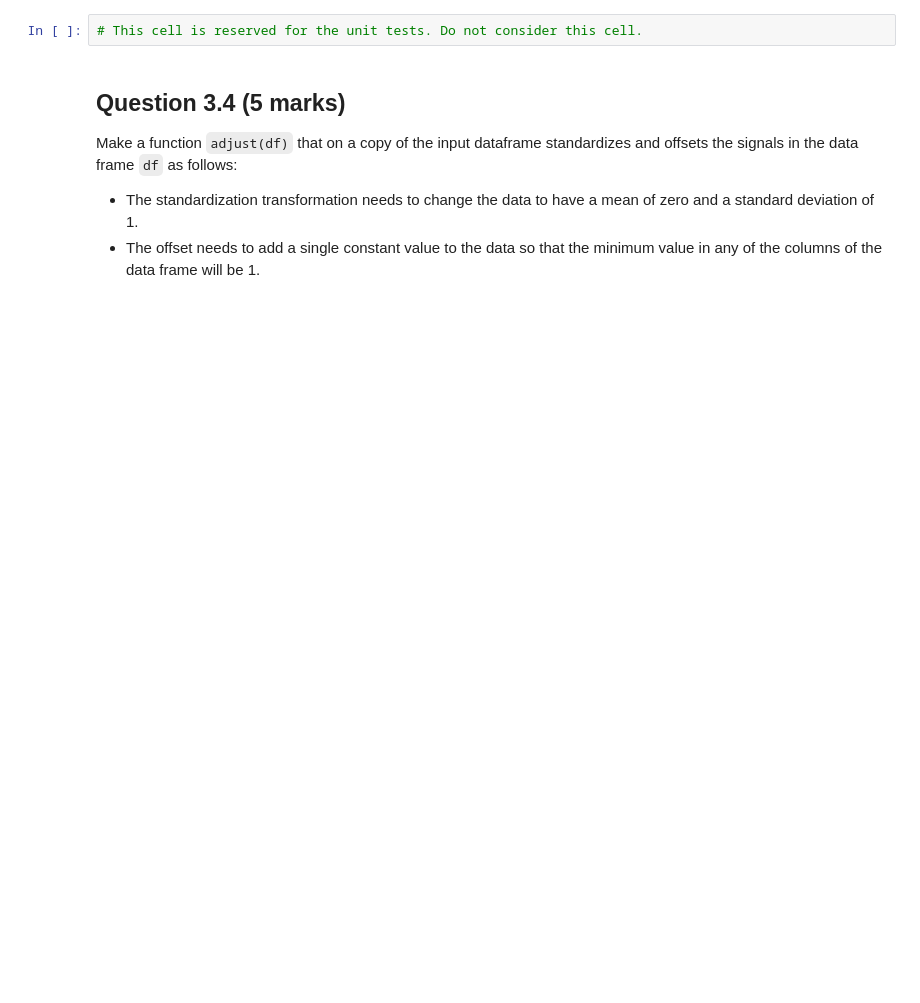
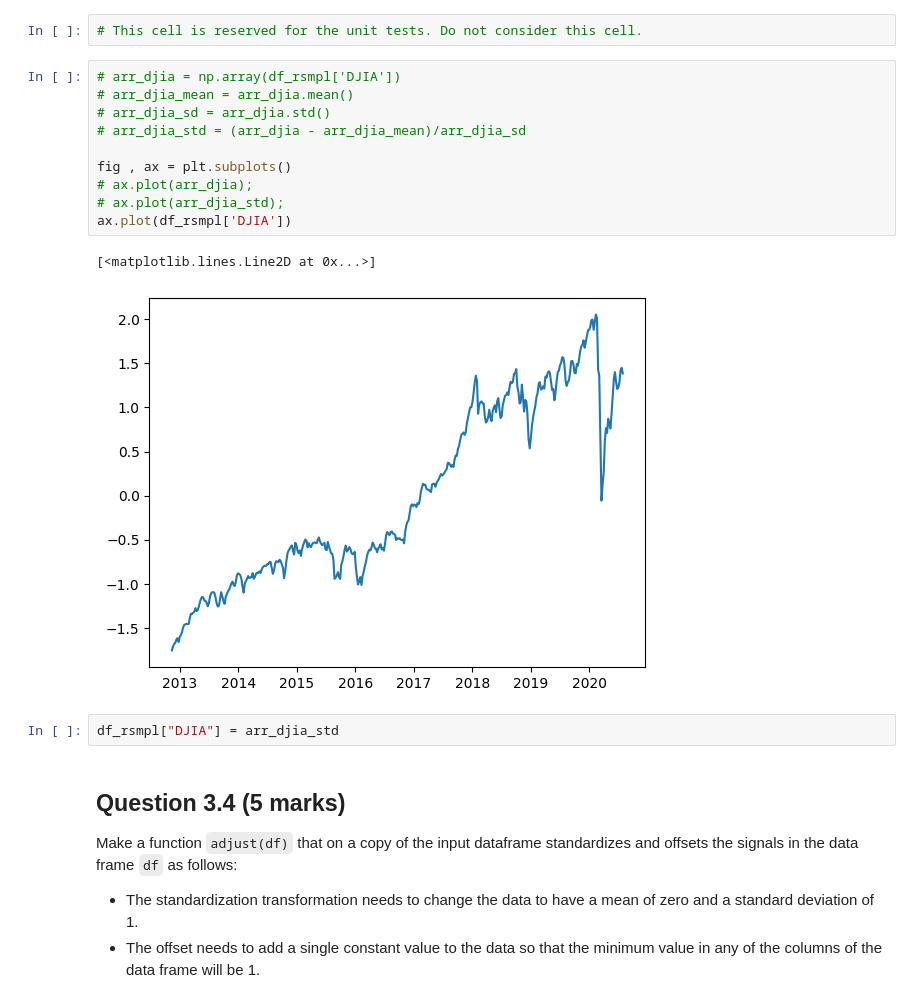
Before and after one commit to katoxiv/Fundamentals_of_Data_Science, a Jupyter notebook: ecmm444_ca1/ca1_trials.ipynb, the cells around one changed output. Cells and saved outputs as stored; diff of their text form; blank space fills up the shorter version.

```diff
--- a/ecmm444_ca1/ca1_trials.ipynb
+++ b/ecmm444_ca1/ca1_trials.ipynb
@@ -673,5 +708,20 @@ def make_coarser(df):
 # %%
 # This cell is reserved for the unit tests. Do not consider this cell.
+# %%
+# arr_djia = np.array(df_rsmpl['DJIA'])
+# arr_djia_mean = arr_djia.mean()
+# arr_djia_sd = arr_djia.std()
+# arr_djia_std = (arr_djia - arr_djia_mean)/arr_djia_sd
+
+fig , ax = plt.subplots()
+# ax.plot(arr_djia);
+# ax.plot(arr_djia_std);
+ax.plot(df_rsmpl['DJIA'])
+# %% [output]
+[<matplotlib.lines.Line2D at 0x...>]
+[figure, added]
+# %%
+df_rsmpl["DJIA"] = arr_djia_std
 # %% [markdown]
 ## Question 3.4 (5 marks)
 
```
Also changed, not shown: parts of 9 cells of this notebook.
